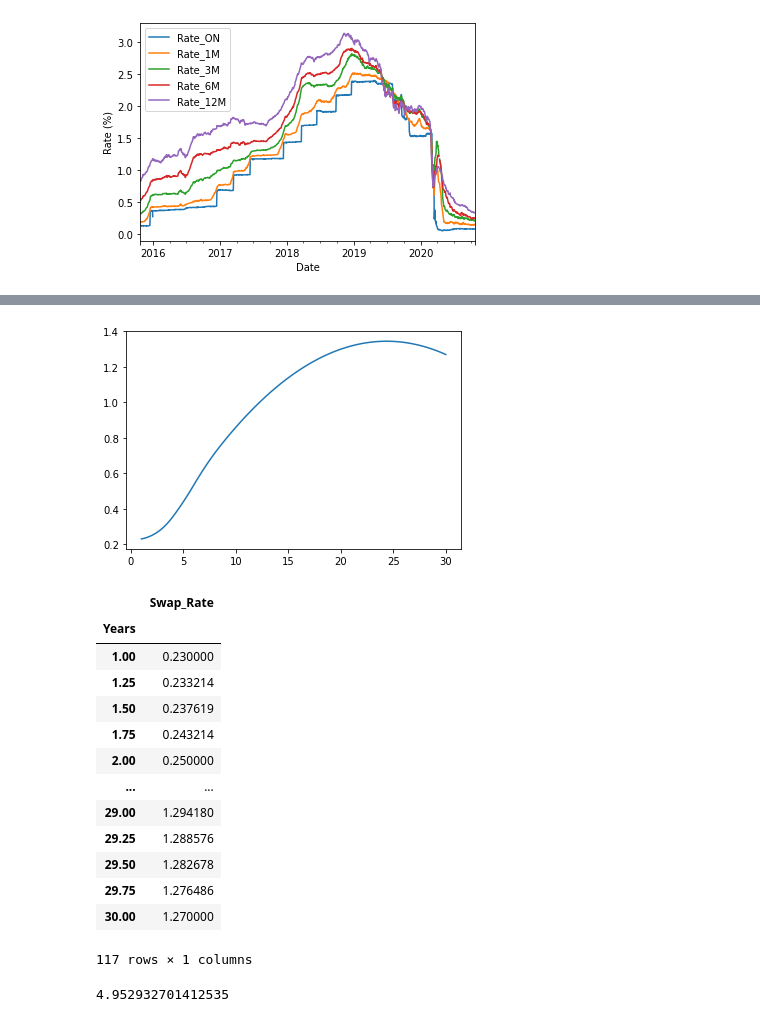
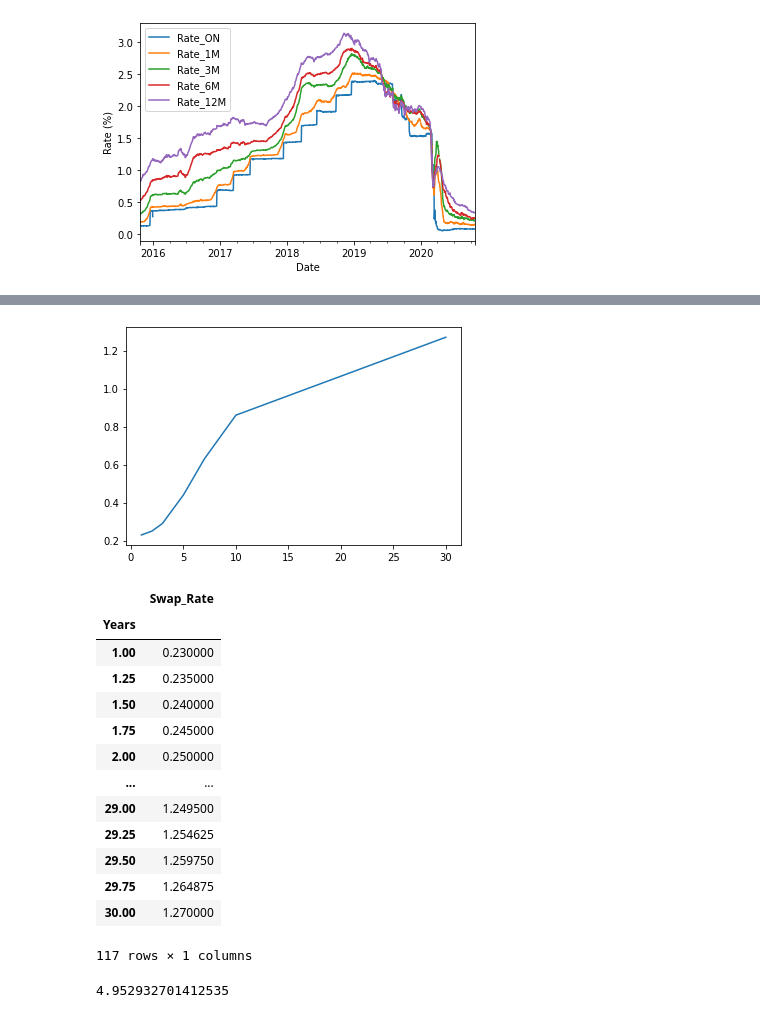
Before and after one commit to WillemJan9519/SPFDM1, a Jupyter notebook: SPFDM 1.ipynb, the cells around one changed output, grey strips where cells are left out. Cells and saved outputs as stored; diff of their text form; code cells hidden in the pictures.

```diff
--- a/SPFDM 1.ipynb
+++ b/SPFDM 1.ipynb
@@ -77,34 +77,34 @@ zerocurve
 # %%
 # To obtain longer rates we need to bootstrap
 # For bootstrapping we also need the swap rates. These are obtained from
 # http://www.interestrateswapstoday.com/swap-rates.html
 def read_interp_swaprates():
     swaprates  =  pd.DataFrame({'Name':['1-Year','2-Year','3-Year','5-Year','7-Year','10-Year','30-Year'],'Rate':[0.230,0.25,0.29,0.44,0.63,0.86,1.270]}).set_index('Name')
     swaprates['NMonths'] = [12,24,36,60,84,120,360]
     #We need to interpolate swaprates to get all intermediate values
     to_interpolate = np.arange(12,361,3)
     # We use cubic interpolation as this generates a much smoother curve
-    interpolated = interp1d(swaprates['NMonths'],swaprates['Rate'],kind='quadratic')(to_interpolate)
+    interpolated = interp1d(swaprates['NMonths'],swaprates['Rate'],kind='linear')(to_interpolate)
     swaprates_interp = pd.DataFrame({'Years':to_interpolate/12,'Swap_Rate':interpolated})
     return swaprates_interp.set_index('Years')
 swaprates_interp = read_interp_swaprates()
 plt.plot(swaprates_interp.index, swaprates_interp.Swap_Rate)
 plt.show()
 swaprates_interp
 # %% [output]
-[figure, old version]
+[figure, new version]
 |  | Swap_Rate |
 | Years |  |
 | 1.00 | 0.230000 |
-| 1.25 | 0.233214 |
-| 1.50 | 0.237619 |
-| 1.75 | 0.243214 |
+| 1.25 | 0.235000 |
+| 1.50 | 0.240000 |
+| 1.75 | 0.245000 |
 | 2.00 | 0.250000 |
 | ... | ... |
-| 29.00 | 1.294180 |
-| 29.25 | 1.288576 |
-| 29.50 | 1.282678 |
-| 29.75 | 1.276486 |
+| 29.00 | 1.249500 |
+| 29.25 | 1.254625 |
+| 29.50 | 1.259750 |
+| 29.75 | 1.264875 |
 | 30.00 | 1.270000 |
 117 rows × 1 columns
 # %%
```
Also changed, not shown: parts of 8 cells of this notebook.
